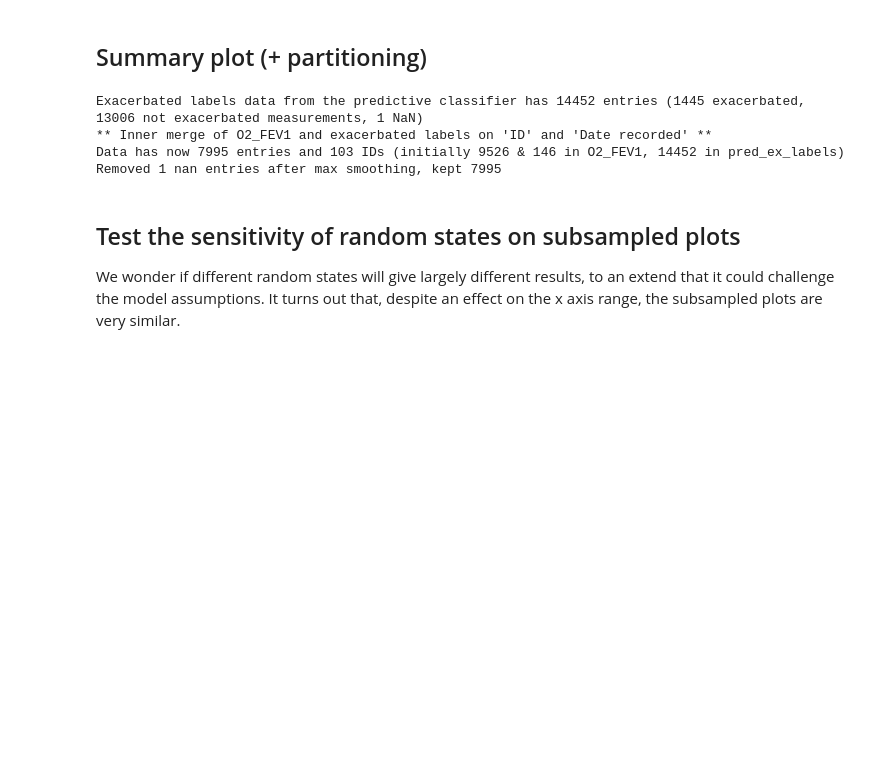
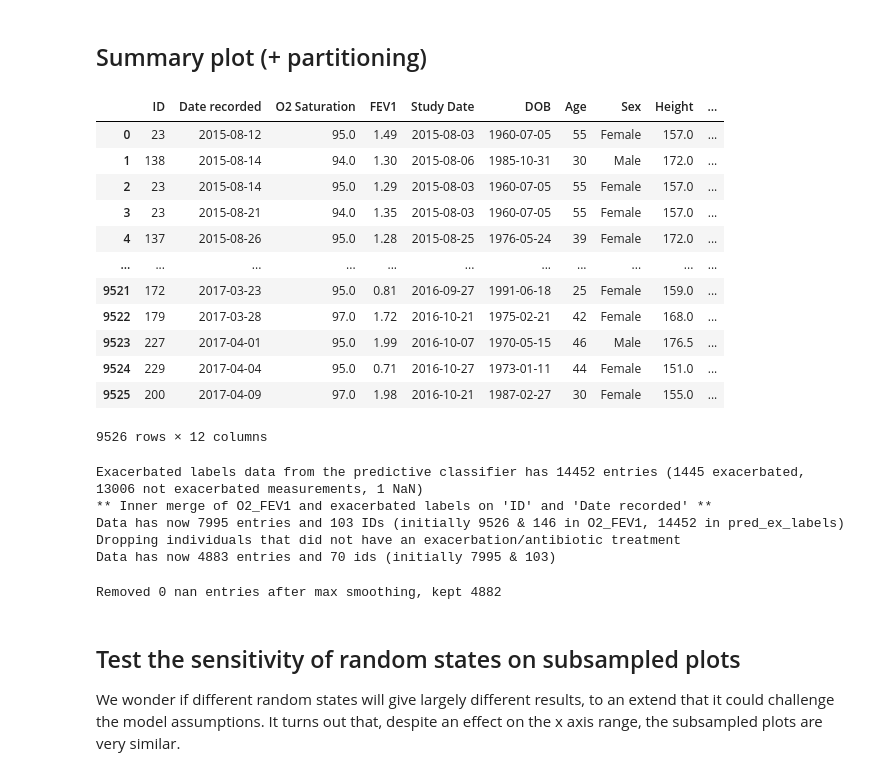
Before and after one commit to tristantreb/phd, a Jupyter notebook: src/O2-FEV1 analysis/O2 FEV1 analysis.ipynb, the cells around one changed output. Drawn from its saved outputs; the diff is of its cells as text; code cells hidden in the pictures; blank space fills up the shorter version.

```diff
--- a/src/O2-FEV1 analysis/O2 FEV1 analysis.ipynb
+++ b/src/O2-FEV1 analysis/O2 FEV1 analysis.ipynb
@@ -201,14 +190,41 @@ for ID in IDs:
     plot_o2_fev1_raw_for_id(O2_FEV1, ID)
 # %% [markdown]
 ## Summary plot (+ partitioning)
+# %%
+O2_FEV1
+# %% [output]
+|  | ID | Date recorded | O2 Saturation | FEV1 | Study Date | DOB | Age | Sex | Height | ... |
+| 0 | 23 | 2015-08-12 | 95.0 | 1.49 | 2015-08-03 | 1960-07-05 | 55 | Female | 157.0 | ... |
+| 1 | 138 | 2015-08-14 | 94.0 | 1.30 | 2015-08-06 | 1985-10-31 | 30 | Male | 172.0 | ... |
+| 2 | 23 | 2015-08-14 | 95.0 | 1.29 | 2015-08-03 | 1960-07-05 | 55 | Female | 157.0 | ... |
+| 3 | 23 | 2015-08-21 | 94.0 | 1.35 | 2015-08-03 | 1960-07-05 | 55 | Female | 157.0 | ... |
+| 4 | 137 | 2015-08-26 | 95.0 | 1.28 | 2015-08-25 | 1976-05-24 | 39 | Female | 172.0 | ... |
+| ... | ... | ... | ... | ... | ... | ... | ... | ... | ... | ... |
+| 9521 | 172 | 2017-03-23 | 95.0 | 0.81 | 2016-09-27 | 1991-06-18 | 25 | Female | 159.0 | ... |
+| 9522 | 179 | 2017-03-28 | 97.0 | 1.72 | 2016-10-21 | 1975-02-21 | 42 | Female | 168.0 | ... |
+| 9523 | 227 | 2017-04-01 | 95.0 | 1.99 | 2016-10-07 | 1970-05-15 | 46 | Male | 176.5 | ... |
+| 9524 | 229 | 2017-04-04 | 95.0 | 0.71 | 2016-10-27 | 1973-01-11 | 44 | Female | 151.0 | ... |
+| 9525 | 200 | 2017-04-09 | 97.0 | 1.98 | 2016-10-21 | 1987-02-27 | 30 | Female | 155.0 | ... |
+9526 rows × 12 columns
+# %%
+# Add exacerbated labels
+remove_no_ex_ids = True
+# Compute exacerbation labels
+# O2_FEV1_processed = compute_ex_labels_from_heuristics(antibioticsdata, patientsdata, O2_FEV1)
+
+# Get exacerbation labels from the predictive classifier
+O2_FEV1_processed = merge_pred_ex_labels_to(O2_FEV1, get_pred_ex_labels())
+
+# Removing patient with no ex during the study
+if remove_no_ex_ids:
+    O2_FEV1_processed = patient_data.drop_where_no_ex_ids(O2_FEV1_processed)
+# %% [output]
+Exacerbated labels data from the predictive classifier has 14452 entries (1445 exacerbated, 13006 not exacerbated measurements, 1 NaN)
+** Inner merge of O2_FEV1 and exacerbated labels on 'ID' and 'Date recorded' **
+Data has now 7995 entries and 103 IDs (initially 9526 & 146 in O2_FEV1, 14452 in pred_ex_labels)
+Dropping individuals that did not have an exacerbation/antibiotic treatment
+Data has now 4883 entries and 70 ids (initially 7995 & 103)
 # %%
-# Add exacerbated labels
-# Compute exacerbation labels
-# O2_FEV1_processed = compute_ex_labels_from_heuristics(antibioticsdata, patientsdata, O2_FEV1)
-
-# Get exacerbation labels from the predictive classifier
-O2_FEV1_processed = merge_pred_ex_labels_to(O2_FEV1, get_pred_ex_labels())
-
 # Smooth
 O2_FEV1_processed = smooth(O2_FEV1_processed, ["FEV1", "FEV1 % Predicted"], mode="max")
 O2_FEV1_processed = smooth(O2_FEV1_processed, ["O2 Saturation"], mode="mean")
@@ -241,13 +257,17 @@ prefix, ex_column, x, y = set_x_y_vars(
     is_normalised=False,
 )
 
+title = "Ex labels {} {}-{}, {}.pdf".format(
+    prefix, x, y, "removed no ex IDs" if remove_no_ex_ids else ""
+)
+
 is_partitioned = False
 if not is_partitioned:
     # Plot O2-FEV with respective displots
-    fig = plot_o2_fev_with_displots(O2_FEV1_processed, x, y, ex_column)
+    fig = plot_o2_fev_with_displots(O2_FEV1_processed, x, y, ex_column, title)
     fig.show()
     fig.write_image(
-        "{}/Ex labels {} {}-{}.pdf".format(plotsdir, prefix, x, y),
+        "{}/title.pdf".format(plotsdir),
         width=1400,
         height=600,
     )
@@ -310,10 +330,7 @@ else:
 # Save O2_FEV1_processed to excel file in plotsdir
 O2_FEV1_processed.to_excel(plotsdir + "O2_FEV1_processed.xlsx")
 # %% [output]
-Exacerbated labels data from the predictive classifier has 14452 entries (1445 exacerbated, 13006 not exacerbated measurements, 1 NaN)
-** Inner merge of O2_FEV1 and exacerbated labels on 'ID' and 'Date recorded' **
-Data has now 7995 entries and 103 IDs (initially 9526 & 146 in O2_FEV1, 14452 in pred_ex_labels)
-Removed 1 nan entries after max smoothing, kept 7995
+Removed 0 nan entries after max smoothing, kept 4882
 # %% [markdown]
 ## Test the sensitivity of random states on subsampled plots
 We wonder if different random states will give largely different results, to an extend that it could challenge the model assumptions.
```
Also changed, not shown: parts of 4 cells of this notebook, 3 other files.
